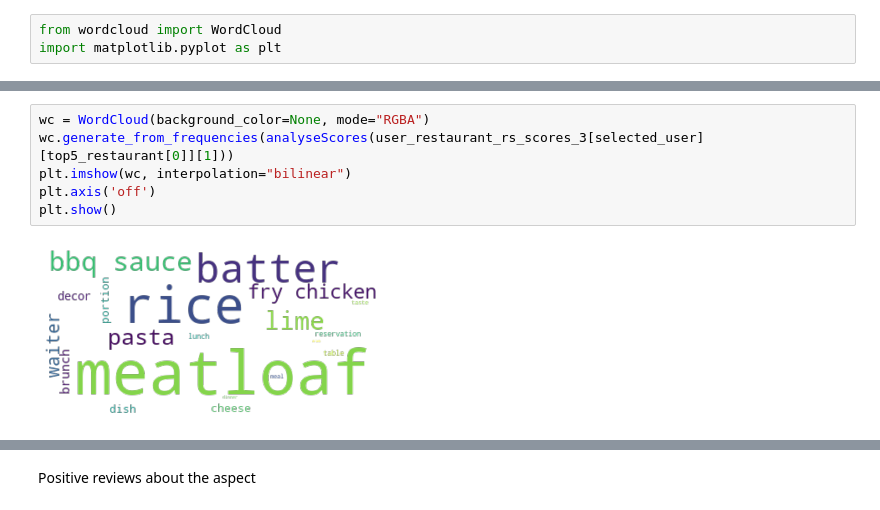
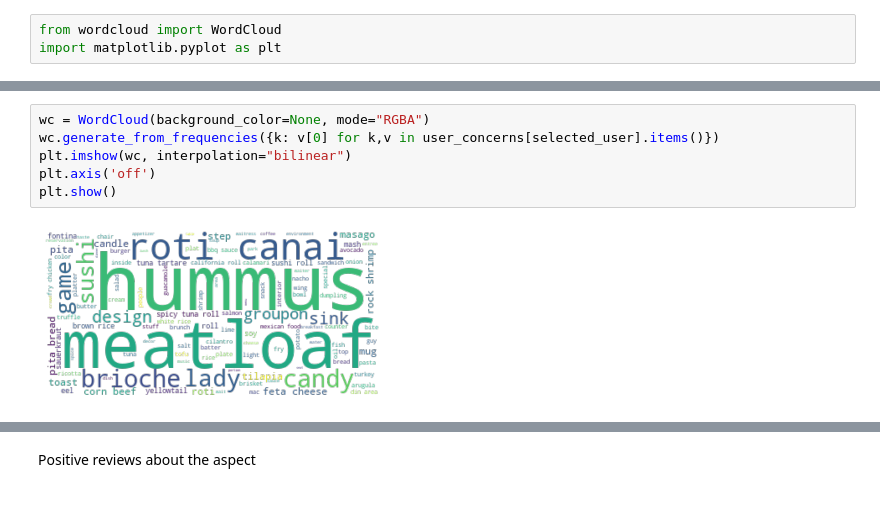
Before and after one commit to FengfanHu/Summer-project, a Jupyter notebook: 3.Model.ipynb, the cells around one changed output, grey strips where cells are left out. Drawn from its saved outputs; the diff is of its cells as text.

```diff
--- a/3.Model.ipynb
+++ b/3.Model.ipynb
@@ -493,8 +499,8 @@ plt.show()
 # %%
 wc = WordCloud(background_color=None, mode="RGBA")
-wc.generate_from_frequencies(analyseScores(user_restaurant_rs_scores_3[selected_user][top5_restaurant[0]][1]))
+wc.generate_from_frequencies({k: v[0] for k,v in user_concerns[selected_user].items()})
 plt.imshow(wc, interpolation="bilinear")
 plt.axis('off')
 plt.show()
 # %% [output]
-[figure, old version]
+[figure, new version]
```
Also changed, not shown: parts of 42 cells of this notebook, 7 other files.
